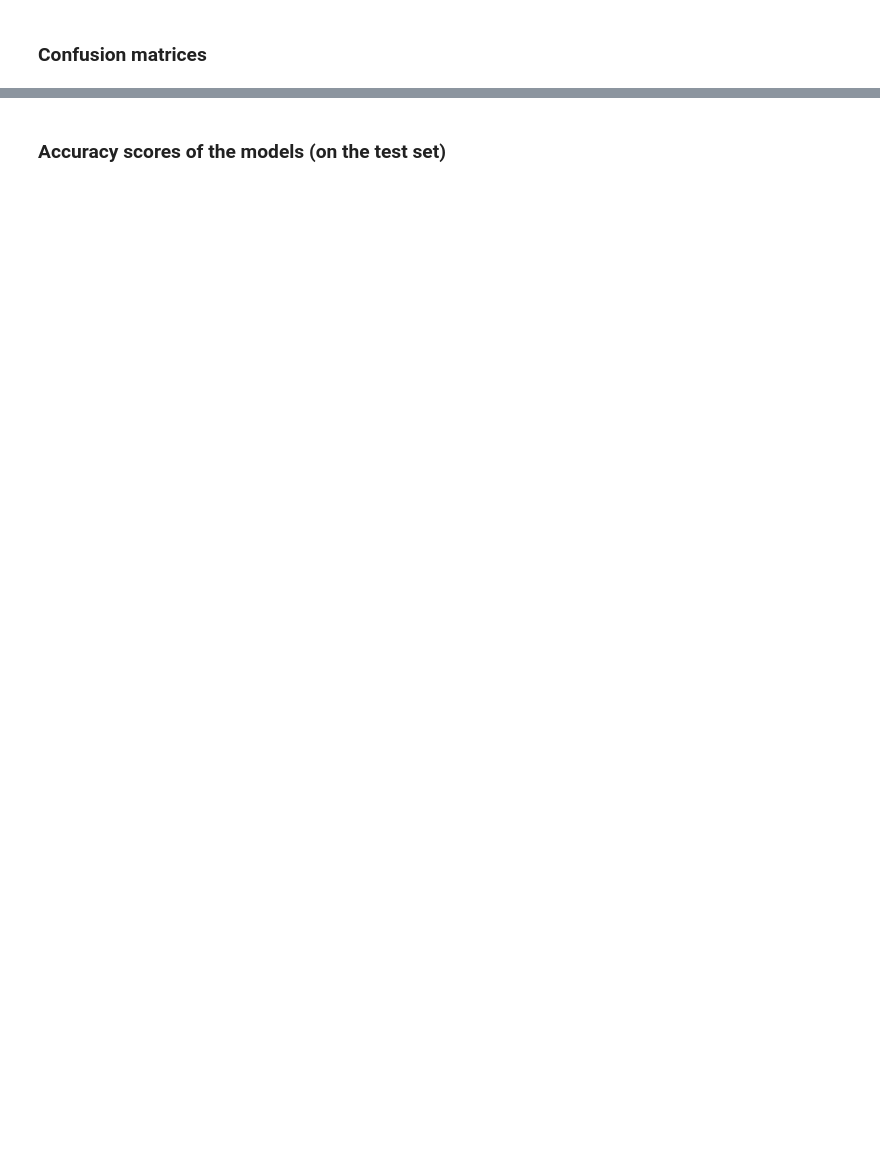
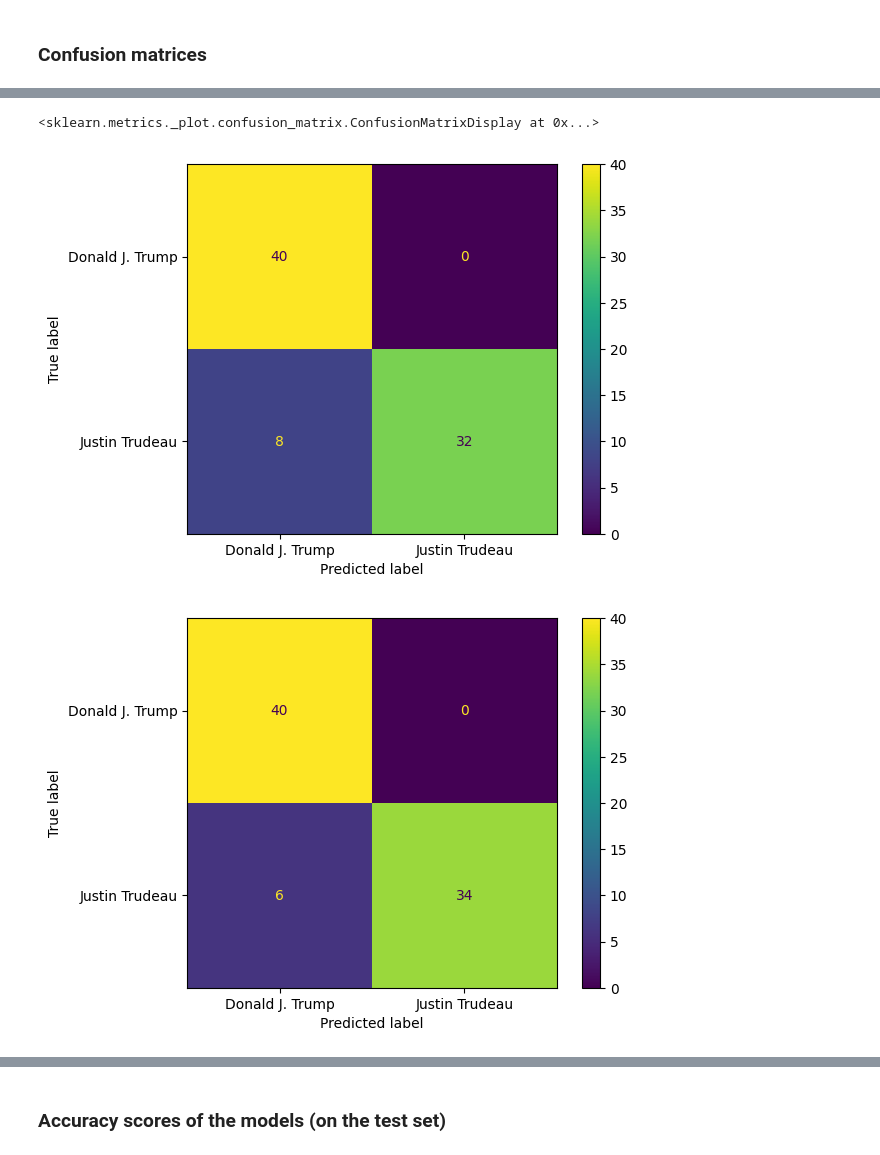
Before and after one commit to oliverhalasz/Tobbvaltozos-adatelemzes, a Jupyter notebook: main_DvJ.ipynb, the cells around one changed output, grey strips where cells are left out. Saved outputs shown, nothing was run; the diff lists cells and outputs as text; code cells hidden in the pictures; blank space fills up the shorter version.

```diff
--- a/main_DvJ.ipynb
+++ b/main_DvJ.ipynb
@@ -211,0 +212,16 @@ metrics.ConfusionMatrixDisplay(tf_idf_rf_cm, display_labels=target_values).plot(
+# %%
+tf_idf_nb_cm = metrics.confusion_matrix(y_test, tf_idf_nb_pred, labels=target_values)
+tf_idf_svc_cm = metrics.confusion_matrix(y_test, tf_idf_svc_pred, labels=target_values)
+tf_idf_lr_cm = metrics.confusion_matrix(y_test, tf_idf_lr_pred, labels=target_values)
+tf_idf_dt_cm = metrics.confusion_matrix(y_test, tf_idf_dt_pred, labels=target_values)
+tf_idf_rf_cm = metrics.confusion_matrix(y_test, tf_idf_rf_pred, labels=target_values)
+# %%
+metrics.ConfusionMatrixDisplay(tf_idf_nb_cm, display_labels=target_values).plot()
+metrics.ConfusionMatrixDisplay(tf_idf_svc_cm, display_labels=target_values).plot()
+metrics.ConfusionMatrixDisplay(tf_idf_lr_cm, display_labels=target_values).plot()
+metrics.ConfusionMatrixDisplay(tf_idf_dt_cm, display_labels=target_values).plot()
+metrics.ConfusionMatrixDisplay(tf_idf_rf_cm, display_labels=target_values).plot()
+# %% [output]
+<sklearn.metrics._plot.confusion_matrix.ConfusionMatrixDisplay at 0x...>
+[figure, added]
+[figure, added]
```
Also changed, not shown: parts of 13 cells of this notebook, 1 other file.
